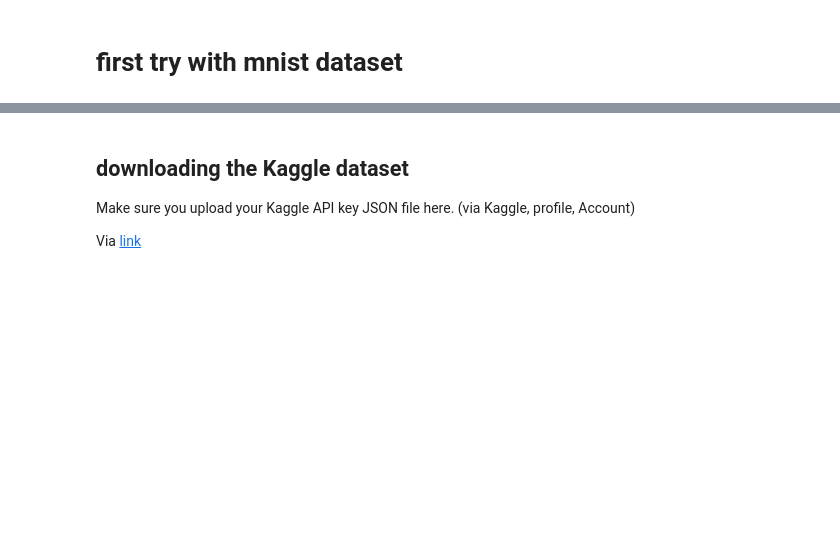
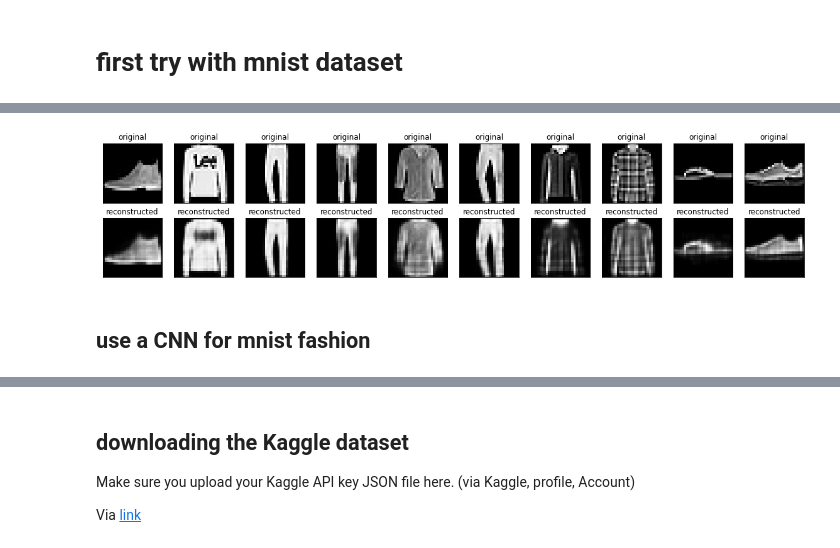
Before and after one commit to luca-arts/luca-arts.github.io, a Jupyter notebook: knowledge/AI/notebooks/Animal_faces_latent_interpolation.ipynb, the cells around one changed output, grey strips where cells are left out. Drawn from its saved outputs; the diff is of its cells as text; code cells hidden in the pictures; blank space fills up the shorter version.

```diff
--- a/knowledge/AI/notebooks/Animal_faces_latent_interpolation.ipynb
+++ b/knowledge/AI/notebooks/Animal_faces_latent_interpolation.ipynb
@@ -92,10 +131,17 @@ from tensorflow.keras.datasets import fashion_mnist
 from tensorflow.keras.models import Model
 (x_train, _), (x_test, _) = fashion_mnist.load_data()
 
-x_train = x_train.astype('float32') / 255.
-x_test = x_test.astype('float32') / 255.
-x_train_exp = x_train[..., tf.newaxis]
-x_test_exp = x_test[..., tf.newaxis]
+def preprocess(array):
+    """
+    Normalizes the supplied array and reshapes it into the appropriate format.
+    """
+
+    array = array.astype("float32") / 255.0
+    array = np.reshape(array, (len(array), 28, 28, 1))
+    return array
+
+x_train = preprocess(x_train)
+x_test = preprocess(x_test)
 print (x_train.shape)
 print (x_test.shape)
 # %% [output]
@@ -158,3 +207,10 @@ _________________________________________________________________
+# %%
+# plot results
+plot_conversion(mnist_autoencoder, x_test, 10)
+# %% [output]
+[figure, added]
+# %% [markdown]
+## use a CNN for mnist fashion
 # %%
 class mnist_autoencoder2(Model):
   def __init__(self):
```
Also changed, not shown: parts of 40 cells of this notebook.
